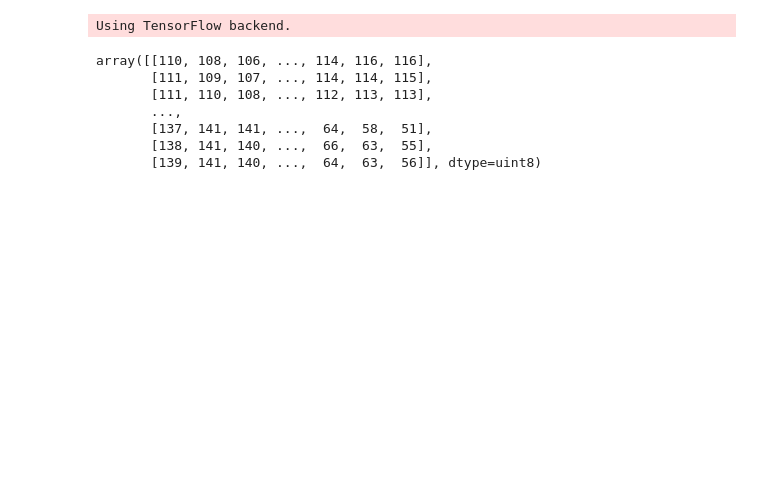
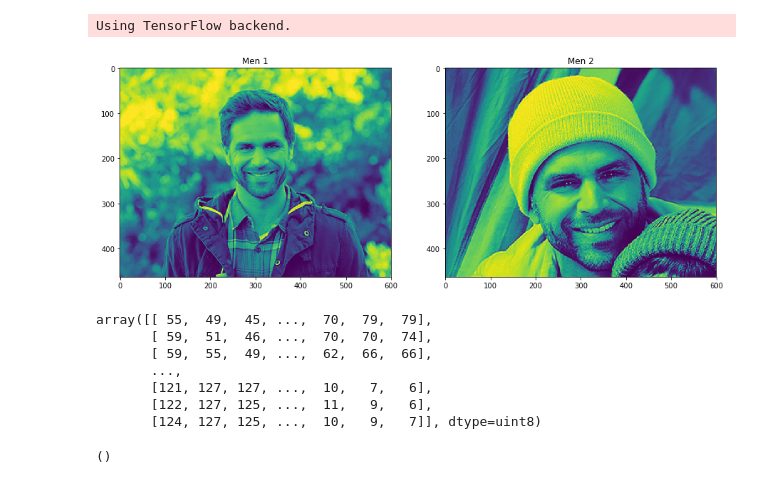
Before and after one commit to alucard001/OpenCV-Face-Recognition-and-Comparison, a Jupyter notebook: Open CV.ipynb, the cells around one changed output. Drawn from its saved outputs; the diff is of its cells as text; code cells hidden in the pictures; blank space fills up the shorter version.

Commit message:
add image loading

```diff
--- a/Open CV.ipynb
+++ b/Open CV.ipynb
@@ -13,13 +16,28 @@ from keras.layers import Dense, Dropout, Activation
 # %% [output]
 Using TensorFlow backend.
 # %%
-men1 = cv2.imread('men1.jpg')
+# https://stackoverflow.com/a/32598876/1802483
+men1 = cv2.imread('./men1.jpg')
 men1 = cv2.cvtColor(men1, cv2.COLOR_BGR2GRAY)
-# men1 = cv2.equalizeHist(men1)
+men1 = cv2.equalizeHist(men1)
 
-men2 = cv2.imread('men2.jpg')
+men2 = cv2.imread('./men2.jpg')
 men2 = cv2.cvtColor(men2, cv2.COLOR_BGR2GRAY)
-# men2 = cv2.equalizeHist(men2)
+men2 = cv2.equalizeHist(men2)
+# %%
+plt.figure(figsize=(15, 15))
+
+plt.subplot(221)
+plt.imshow(men1)
+plt.title("Men 1")
+
+plt.subplot(222)
+plt.imshow(men2)
+plt.title("Men 2")
+
+plt.show()
+# %% [output]
+[figure, added]
 # %%
 # http://docs.opencv.org/master/d7/d8b/tutorial_py_face_detection.html
 # https://github.com/opencv/opencv/blob/master/samples/python/facedetect.py
@@ -31,11 +49,11 @@ face_cascade = cv2.CascadeClassifier(face_path)
 # %%
 men2
 # %% [output]
-array([[110, 108, 106, ..., 114, 116, 116],
-       [111, 109, 107, ..., 114, 114, 115],
-       [111, 110, 108, ..., 112, 113, 113],
+array([[ 55,  49,  45, ...,  70,  79,  79],
+       [ 59,  51,  46, ...,  70,  70,  74],
+       [ 59,  55,  49, ...,  62,  66,  66],
        ...,
-       [137, 141, 141, ...,  64,  58,  51],
-       [138, 141, 140, ...,  66,  63,  55],
-       [139, 141, 140, ...,  64,  63,  56]], dtype=uint8)
+       [121, 127, 127, ...,  10,   7,   6],
+       [122, 127, 125, ...,  11,   9,   6],
+       [124, 127, 125, ...,  10,   9,   7]], dtype=uint8)
 # %%
@@ -45,2 +63,6 @@ facePoints2 = face_cascade.detectMultiScale(men2, scaleFactor=1.3, minNeighbors=
                                            flags=cv2.CASCADE_SCALE_IMAGE)
+# %%
+facePoints2
+# %% [output]
+()
 # %%
```
Also changed, not shown: parts of 12 cells of this notebook.
